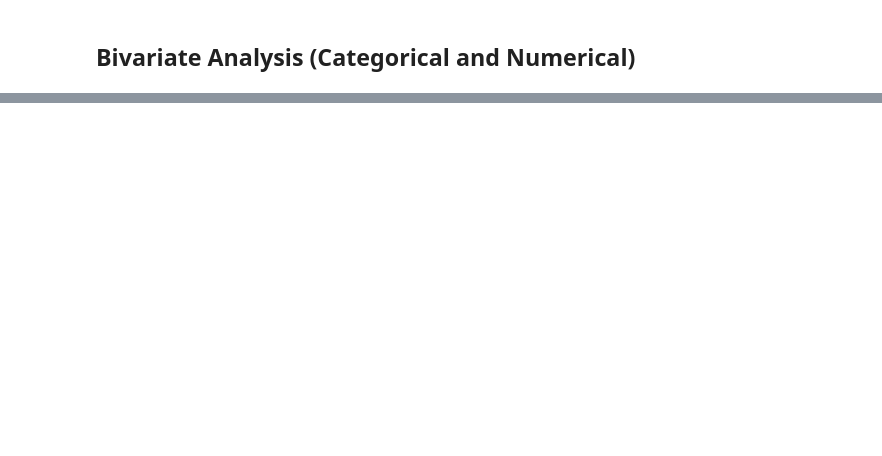
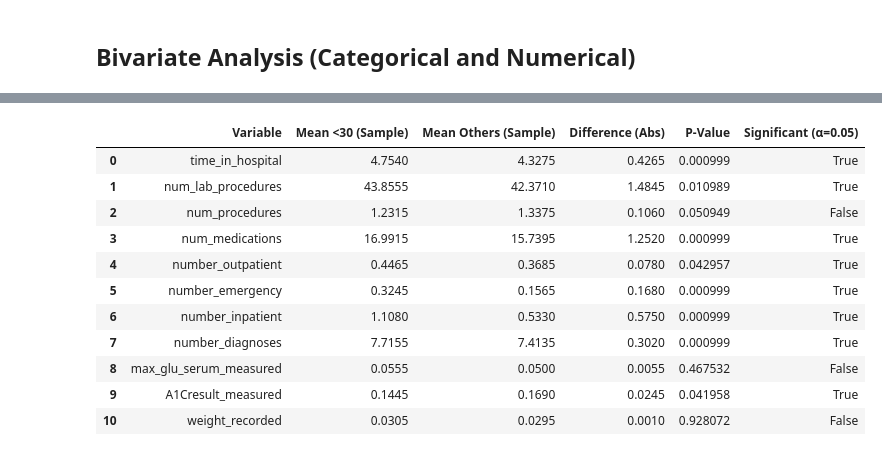
Before and after one commit to guimaguima/tp01, a Jupyter notebook: notebooks/EDA.ipynb, the cells around one changed output, grey strips where cells are left out. Drawn from its saved outputs; the diff is of its cells as text; code cells hidden in the pictures; blank space fills up the shorter version.

```diff
--- a/notebooks/EDA.ipynb
+++ b/notebooks/EDA.ipynb
@@ -294,0 +472,61 @@ for col1 in numerical_df.columns:
+# %%
+def permutation_test_corrected(group1, group2, n_permutations=1000):
+    obs_diff = np.abs(np.mean(group1) - np.mean(group2))
+    combined = np.concatenate([group1, group2])
+    n_group1 = len(group1)
+
+    extreme_count = 0
+
+    for _ in range(n_permutations):
+        np.random.shuffle(combined)
+        pseudo_group1 = combined[:n_group1]
+        pseudo_group2 = combined[n_group1:]
+        pseudo_diff = np.abs(np.mean(pseudo_group1) - np.mean(pseudo_group2))
+
+        if pseudo_diff >= obs_diff:
+            extreme_count += 1
+
+    p_value = (extreme_count + 1) / (n_permutations + 1)
+
+    return obs_diff, p_value
+
+target_group_full = df[df['readmitted'] == '<30']
+control_group_full = df[df['readmitted'] != '<30']
+
+results = []
+sample_size = 2000
+
+for col in numerical_df.columns:
+    target_vals = target_group_full[col]
+    control_vals = control_group_full[col]
+
+    if len(target_vals) >= sample_size and len(control_vals) >= sample_size:
+        target_sample = np.random.choice(target_vals, size=sample_size, replace=False)
+        control_sample = np.random.choice(control_vals, size=sample_size, replace=False)
+
+        obs_diff, p_val = permutation_test_corrected(target_sample, control_sample, n_permutations=1000)
+
+        results.append({
+            'Variable': col,
+            'Mean <30 (Sample)': np.mean(target_sample),
+            'Mean Others (Sample)': np.mean(control_sample),
+            'Difference (Abs)': obs_diff,
+            'P-Value': p_val,
+            'Significant (α=0.05)': p_val < 0.05
+        })
+
+results_df = pd.DataFrame(results)
+display(results_df)
+# %% [output]
+|  | Variable | Mean <30 (Sample) | Mean Others (Sample) | Difference (Abs) | P-Value | Significant (α=0.05) |
+| 0 | time_in_hospital | 4.7540 | 4.3275 | 0.4265 | 0.000999 | True |
+| 1 | num_lab_procedures | 43.8555 | 42.3710 | 1.4845 | 0.010989 | True |
+| 2 | num_procedures | 1.2315 | 1.3375 | 0.1060 | 0.050949 | False |
+| 3 | num_medications | 16.9915 | 15.7395 | 1.2520 | 0.000999 | True |
+| 4 | number_outpatient | 0.4465 | 0.3685 | 0.0780 | 0.042957 | True |
+| 5 | number_emergency | 0.3245 | 0.1565 | 0.1680 | 0.000999 | True |
+| 6 | number_inpatient | 1.1080 | 0.5330 | 0.5750 | 0.000999 | True |
+| 7 | number_diagnoses | 7.7155 | 7.4135 | 0.3020 | 0.000999 | True |
+| 8 | max_glu_serum_measured | 0.0555 | 0.0500 | 0.0055 | 0.467532 | False |
+| 9 | A1Cresult_measured | 0.1445 | 0.1690 | 0.0245 | 0.041958 | True |
+| 10 | weight_recorded | 0.0305 | 0.0295 | 0.0010 | 0.928072 | False |
```
Also changed, not shown: parts of 26 cells of this notebook, 5 other files.
